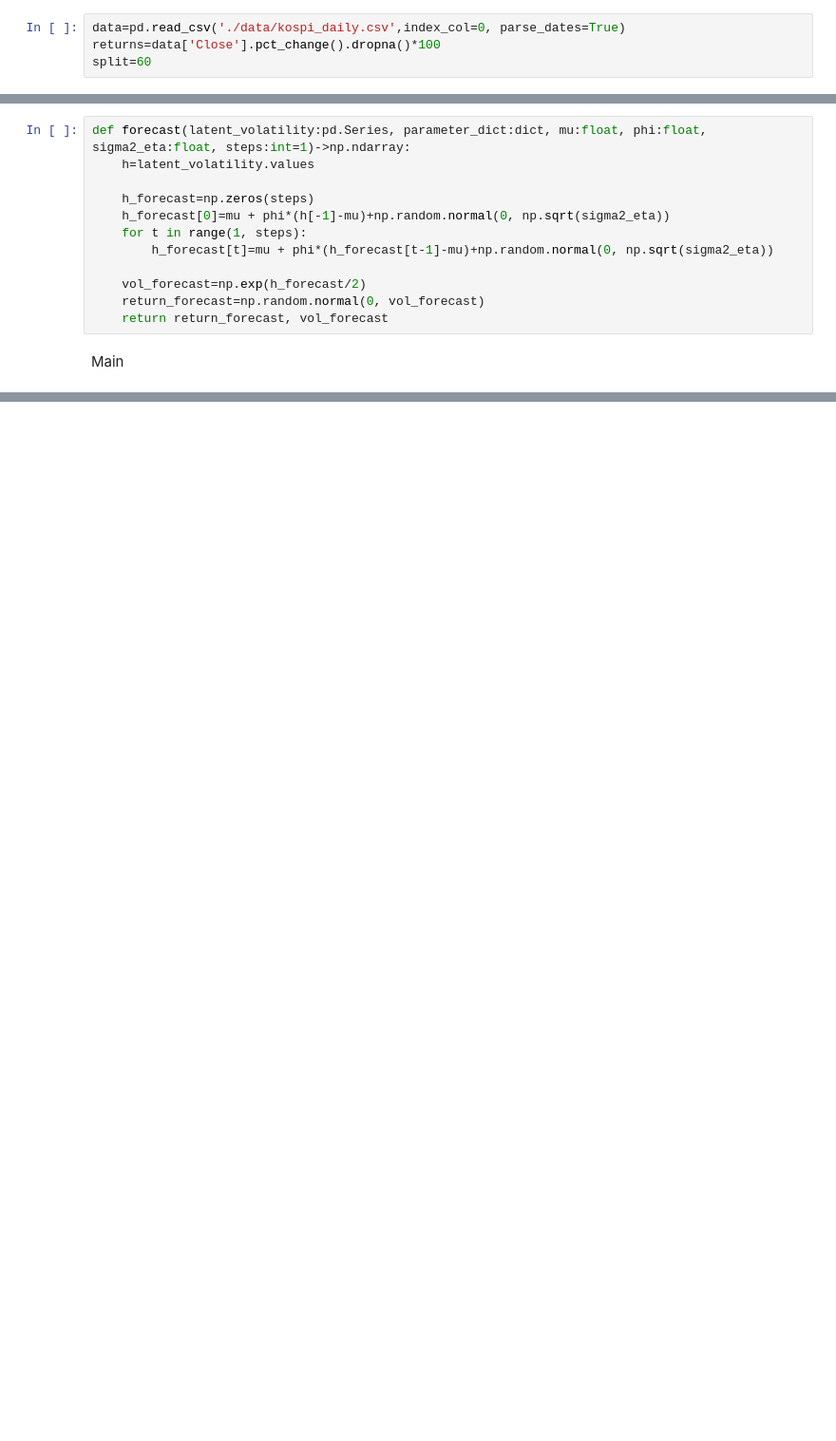
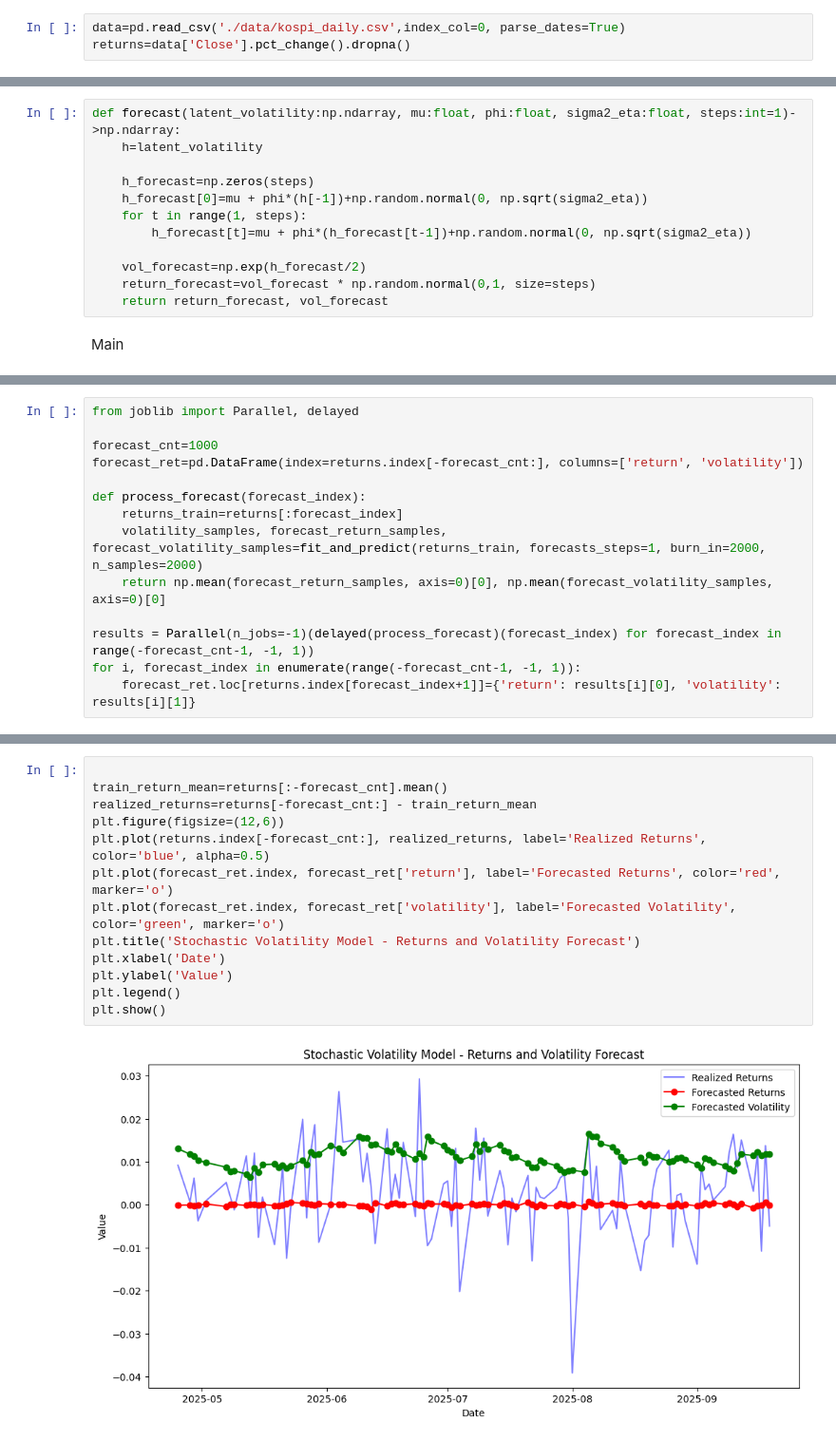
Before and after one commit to Green-grape/baysian_econometric, a Jupyter notebook: chapter9_highend_timeseries_model/stochastic_volatility_model.ipynb, the cells around one changed output, grey strips where cells are left out. Shown: that part at 95% size. Drawn from its saved outputs; the diff is of its cells as text; blank space fills up the shorter version.

Commit message:
[Update] SV Model 속도 개선 및 다른 지표와의 성능 비교 추가

```diff
--- a/chapter9_highend_timeseries_model/stochastic_volatility_model.ipynb
+++ b/chapter9_highend_timeseries_model/stochastic_volatility_model.ipynb
@@ -8,8 +8,7 @@ import matplotlib.pyplot as plt
 from tqdm import tqdm
 # %%
 data=pd.read_csv('./data/kospi_daily.csv',index_col=0, parse_dates=True)
-returns=data['Close'].pct_change().dropna()*100
-split=60
+returns=data['Close'].pct_change().dropna()
 # %%
 # Log Chi-Square Approximation Parameters
 # Stochastic volatility with leverage: fast and efficient likelihood inference paper's Table 1
@@ -111,16 +129,16 @@ def sample_latent_volatility(latent_volatility:pd.Series, returns_log_sq:pd.Seri
 
     return h_sample
 # %%
-def forecast(latent_volatility:pd.Series, parameter_dict:dict, mu:float, phi:float, sigma2_eta:float, steps:int=1)->np.ndarray:
-    h=latent_volatility.values
+def forecast(latent_volatility:np.ndarray, mu:float, phi:float, sigma2_eta:float, steps:int=1)->np.ndarray:
+    h=latent_volatility
 
     h_forecast=np.zeros(steps)
-    h_forecast[0]=mu + phi*(h[-1]-mu)+np.random.normal(0, np.sqrt(sigma2_eta))
+    h_forecast[0]=mu + phi*(h[-1])+np.random.normal(0, np.sqrt(sigma2_eta))
     for t in range(1, steps):
-        h_forecast[t]=mu + phi*(h_forecast[t-1]-mu)+np.random.normal(0, np.sqrt(sigma2_eta))
+        h_forecast[t]=mu + phi*(h_forecast[t-1])+np.random.normal(0, np.sqrt(sigma2_eta))
 
     vol_forecast=np.exp(h_forecast/2)
-    return_forecast=np.random.normal(0, vol_forecast)
+    return_forecast=vol_forecast * np.random.normal(0,1, size=steps)
     return return_forecast, vol_forecast
 # %% [markdown]
 Main
@@ -229,0 +197,14 @@ plt.show()
+# %%
+from joblib import Parallel, delayed
+
+forecast_cnt=1000
+forecast_ret=pd.DataFrame(index=returns.index[-forecast_cnt:], columns=['return', 'volatility'])
+
+def process_forecast(forecast_index):
+    returns_train=returns[:forecast_index]
+    volatility_samples, forecast_return_samples, forecast_volatility_samples=fit_and_predict(returns_train, forecasts_steps=1, burn_in=2000, n_samples=2000)
+    return np.mean(forecast_return_samples, axis=0)[0], np.mean(forecast_volatility_samples, axis=0)[0]
+
+results = Parallel(n_jobs=-1)(delayed(process_forecast)(forecast_index) for forecast_index in range(-forecast_cnt-1, -1, 1))
+for i, forecast_index in enumerate(range(-forecast_cnt-1, -1, 1)):
+    forecast_ret.loc[returns.index[forecast_index+1]]={'return': results[i][0], 'volatility': results[i][1]}
@@ -229,0 +228,15 @@ plt.show()
+# %%
+
+train_return_mean=returns[:-forecast_cnt].mean()
+realized_returns=returns[-forecast_cnt:] - train_return_mean
+plt.figure(figsize=(12,6))
+plt.plot(returns.index[-forecast_cnt:], realized_returns, label='Realized Returns', color='blue', alpha=0.5)
+plt.plot(forecast_ret.index, forecast_ret['return'], label='Forecasted Returns', color='red', marker='o')
+plt.plot(forecast_ret.index, forecast_ret['volatility'], label='Forecasted Volatility', color='green', marker='o')
+plt.title('Stochastic Volatility Model - Returns and Volatility Forecast')
+plt.xlabel('Date')
+plt.ylabel('Value')
+plt.legend()
+plt.show()
+# %% [output]
+[figure, added]
```
Also changed, not shown: parts of 7 cells of this notebook.
